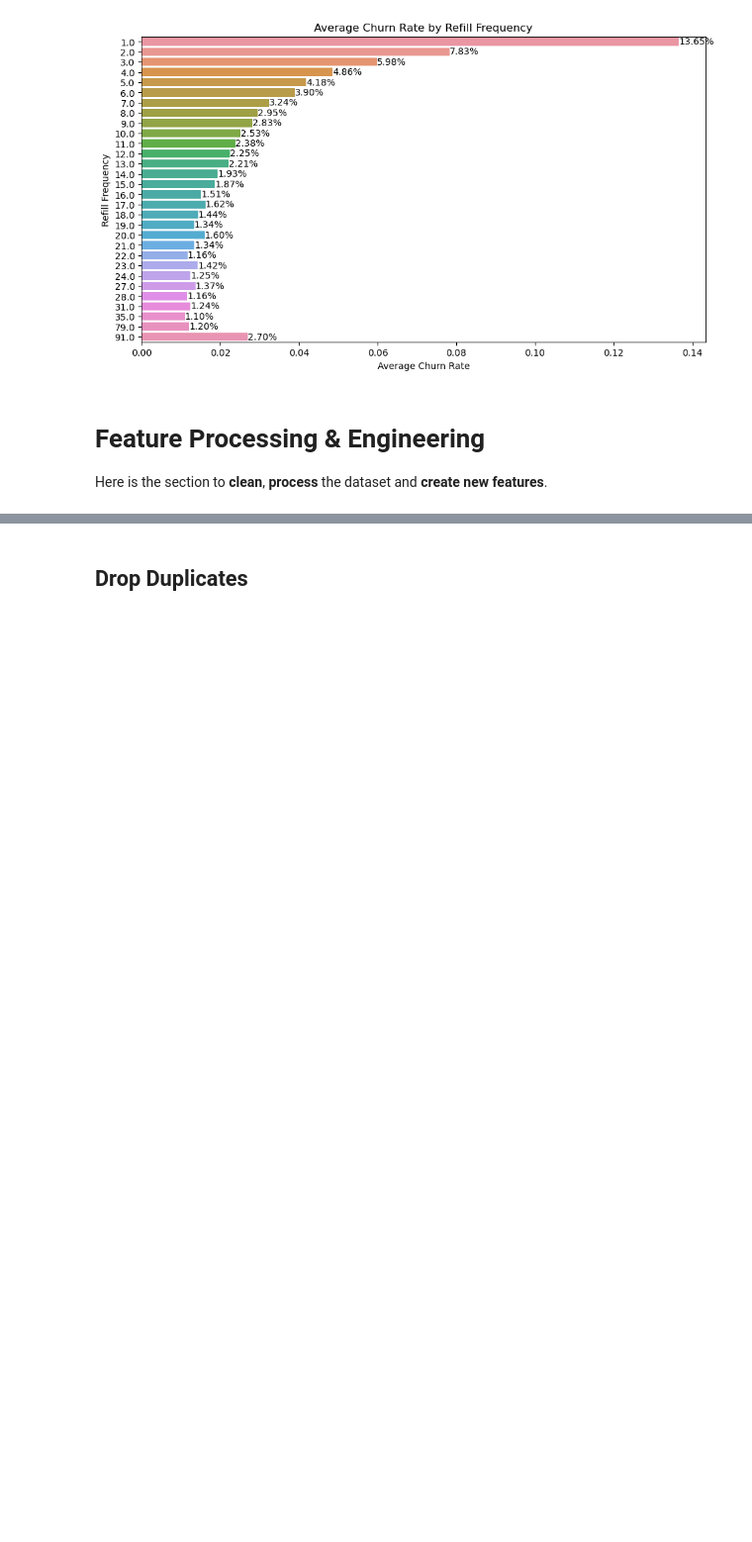
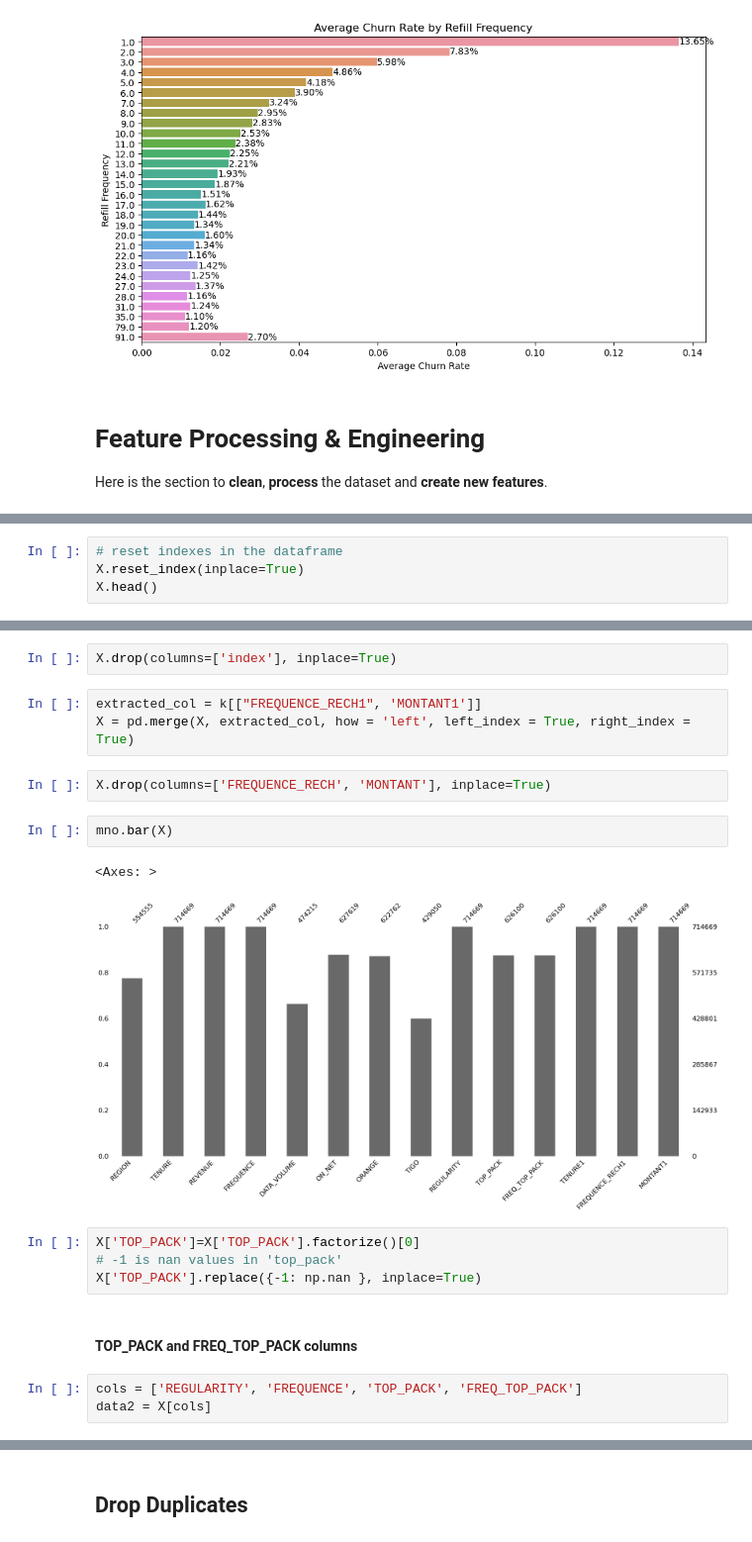
Before and after one commit to codedzifa/CAPSTONE, a Jupyter notebook: Capstone Customer Churn.ipynb, the cells around one changed output, grey strips where cells are left out. Shown at 99% size. Cells and saved outputs as stored; diff of their text form; blank space fills up the shorter version.

```diff
--- a/Capstone Customer Churn.ipynb
+++ b/Capstone Customer Churn.ipynb
@@ -746,0 +974,4 @@ Here is the section to **clean**, **process** the dataset and **create new featu
+# %%
+# reset indexes in the dataframe
+X.reset_index(inplace=True)
+X.head()
@@ -746,0 +985,21 @@ Here is the section to **clean**, **process** the dataset and **create new featu
+# %%
+X.drop(columns=['index'], inplace=True)
+# %%
+extracted_col = k[["FREQUENCE_RECH1", 'MONTANT1']]
+X = pd.merge(X, extracted_col, how = 'left', left_index = True, right_index = True)
+# %%
+X.drop(columns=['FREQUENCE_RECH', 'MONTANT'], inplace=True)
+# %%
+mno.bar(X)
+# %% [output]
+<Axes: >
+[figure, added]
+# %%
+X['TOP_PACK']=X['TOP_PACK'].factorize()[0]
+# -1 is nan values in 'top_pack'
+X['TOP_PACK'].replace({-1: np.nan }, inplace=True)
+# %% [markdown]
+#### TOP_PACK and FREQ_TOP_PACK columns
+# %%
+cols = ['REGULARITY', 'FREQUENCE', 'TOP_PACK', 'FREQ_TOP_PACK']
+data2 = X[cols]
```
Also changed, not shown: parts of 55 cells of this notebook.
